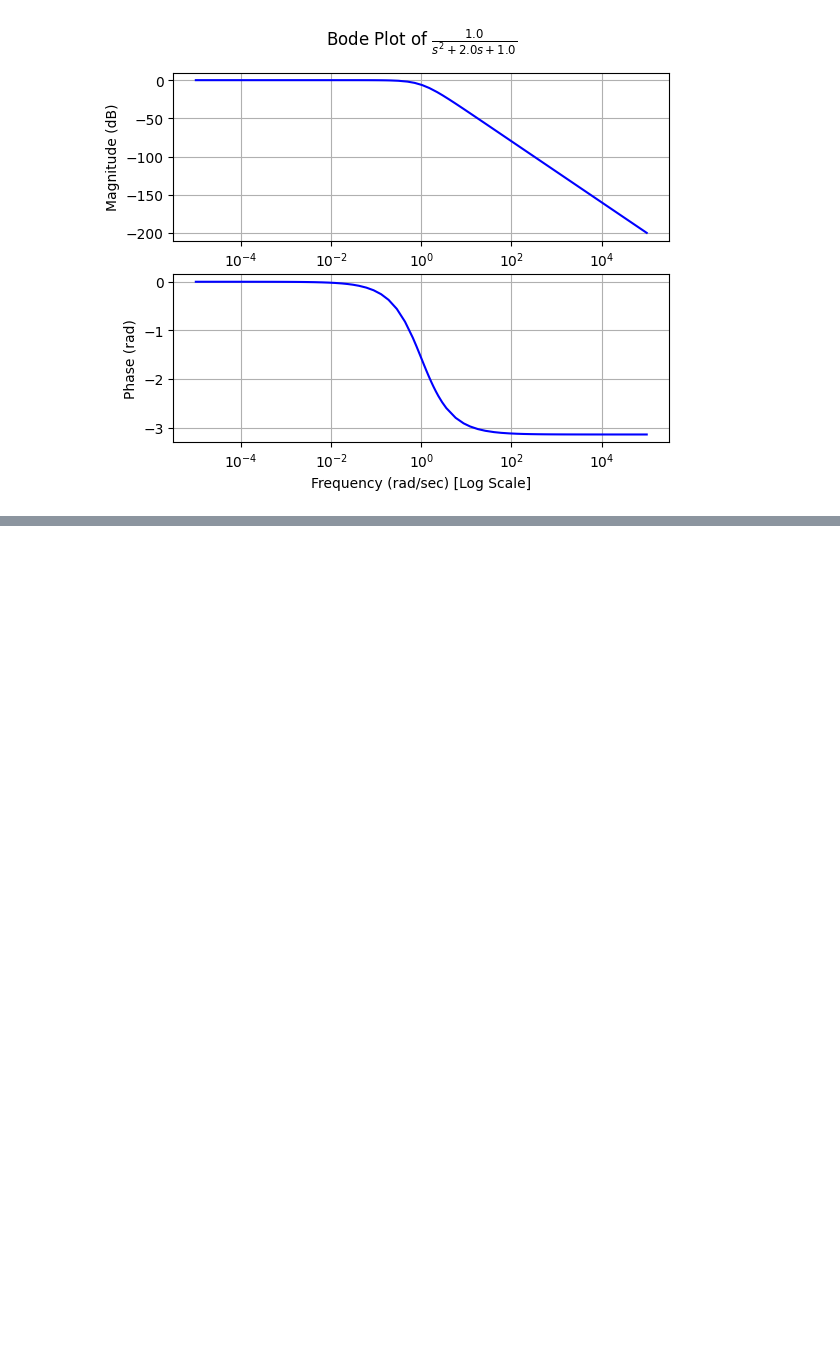
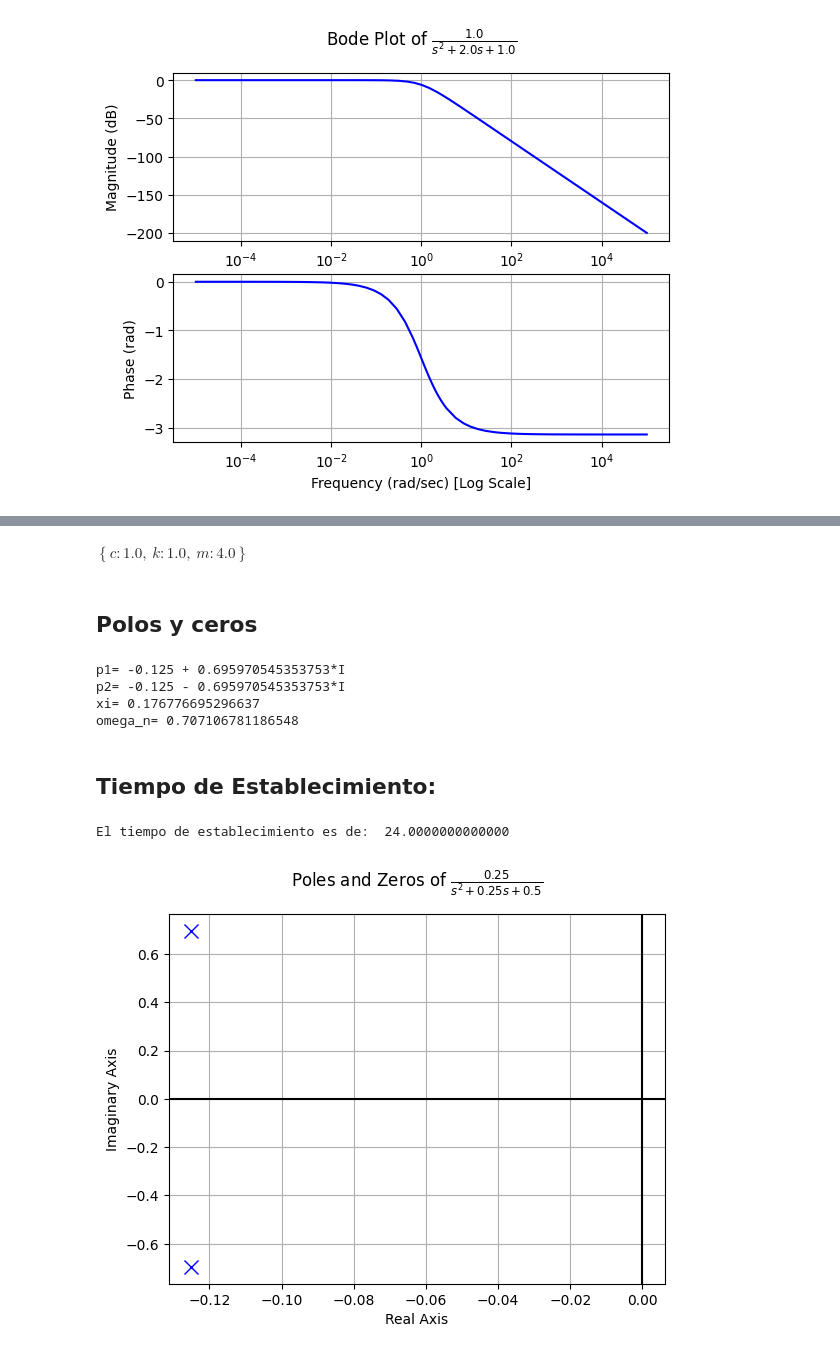
Before and after one commit to Isabela0929/2-Senales, a Jupyter notebook: Parcial_3_punto_1.ipynb, the cells around one changed output, grey strips where cells are left out. Saved outputs shown, nothing was run; the diff lists cells and outputs as text; code cells hidden in the pictures; blank space fills up the shorter version.

```diff
--- a/Parcial_3_punto_1.ipynb
+++ b/Parcial_3_punto_1.ipynb
@@ -249,0 +299,12 @@ bode_plot(tf2)
+# %%
+#forma canónica del slit
+a2 = m #CL en circuito equivalente
+a1 = c #L/R en circuito equivalente
+ao = k+1 # 1 en circuito equivalente
+
+Ko = 1/ao #ganancia circuito forma canónica
+wn = sym.sqrt(ao/a2)
+xi = a1/(2*a2*sym.sqrt(ao/a2))
+#función de transferencia
+H = Ko*wn**2/(s**2+2*xi*wn*s+wn**2)
+H
@@ -249,0 +340,35 @@ bode_plot(tf2)
+# %%
+#Reemplazando los valores
+mck = {m: 4.0, c: 1.0, k: 1.0}
+mck
+# %% [output]
+$\displaystyle \left\{ c : 1.0, \  k : 1.0, \  m : 4.0\right\}$
+# %% [markdown]
+## Polos y ceros
+# %%
+print('p1=',p1.subs(mck))
+print('p2=',p2.subs(mck))
+print('xi=',xi.subs(mck))
+print('omega_n=',wn.subs(mck))
+# %% [output]
+p1= -0.125 + 0.695970545353753*I
+p2= -0.125 - 0.695970545353753*I
+xi= 0.176776695296637
+omega_n= 0.707106781186548
+# %% [markdown]
+## Tiempo de Establecimiento:
+# %%
+t_s3 = 6*m / c
+print('El tiempo de establecimiento es de: ',t_s3.subs(mck))
+# %% [output]
+El tiempo de establecimiento es de:  24.0000000000000
+# %%
+#gráfica polos y ceros paquete de control de sympy
+from sympy.physics.control.lti import TransferFunction
+from sympy.physics.control.control_plots import pole_zero_plot, bode_plot, impulse_response_plot, step_response_plot
+num,den=sym.fraction(H.subs(mck))
+
+tf3 = TransferFunction(num, den, s)#numerados y denomirador función de transferencia con valores evaluados de RLC
+pole_zero_plot(tf3)
+# %% [output]
+[figure, added]
```
Also changed, not shown: parts of 38 cells of this notebook.
